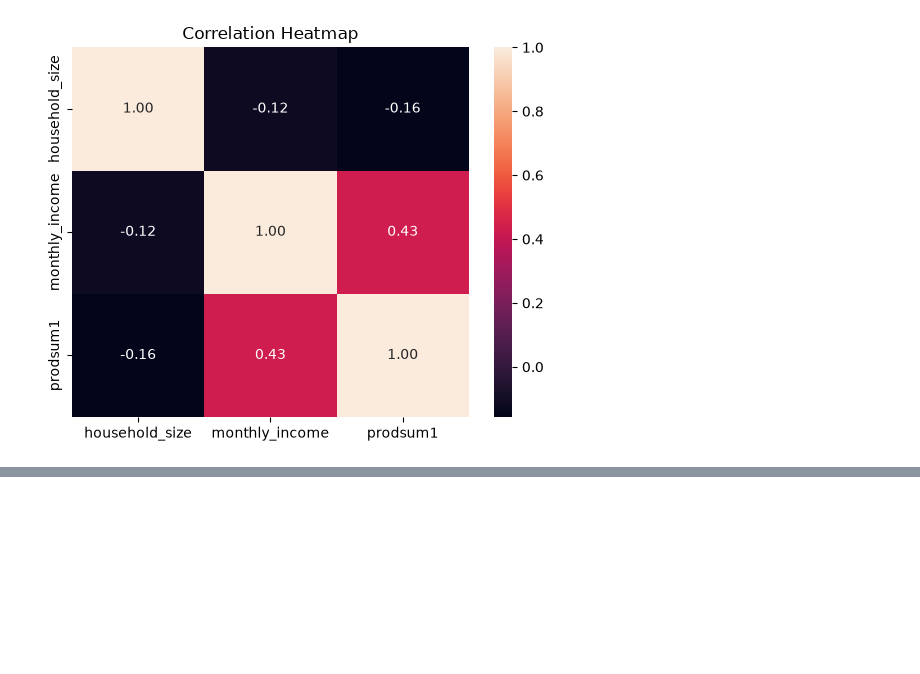
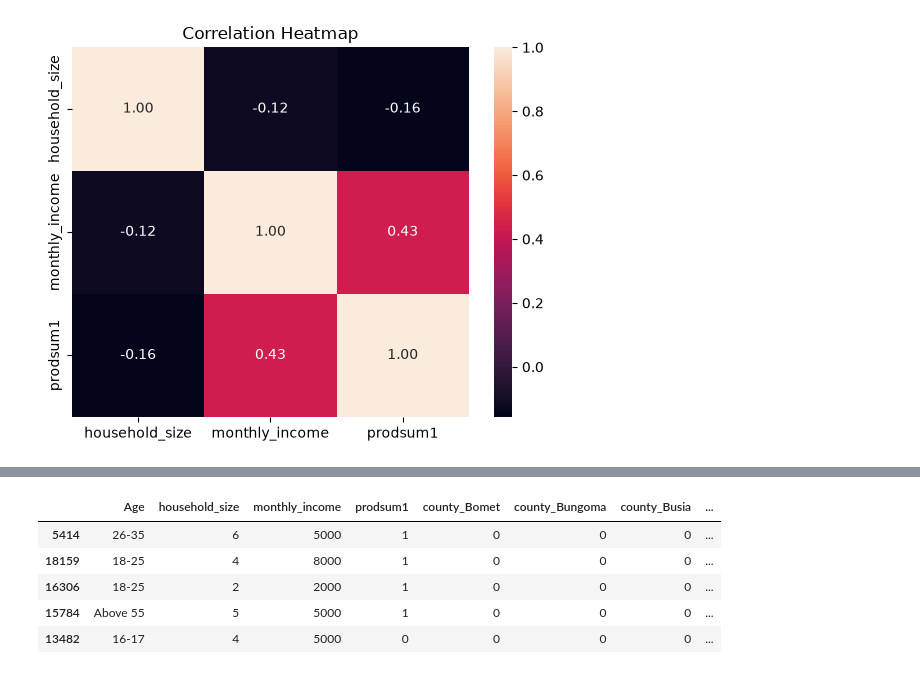
Before and after one commit to OleSuyaye/financial-status-prediction, a Jupyter notebook: notebook/finaccess.ipynb, the cells around one changed output, grey strips where cells are left out. Cells and saved outputs as stored; diff of their text form; code cells hidden in the pictures; blank space fills up the shorter version.

Commit message:
splitting, testing, encoding, and scaling

```diff
--- a/notebook/finaccess.ipynb
+++ b/notebook/finaccess.ipynb
@@ -580,0 +597,3 @@ plt.show()
+# %%
+X = financial_data.drop(columns= ["financial_status"])
+y = financial_data["financial_status"]
@@ -580,0 +606,2 @@ plt.show()
+# %%
+X_train, X_test, y_train, y_test = train_test_split(X,y, test_size= 0.3, random_state= 42, stratify=y )
@@ -580,0 +621,17 @@ plt.show()
+# %%
+cat_cols = X_train.select_dtypes(include = ["str", "object"]).columns.to_list()
+
+cat_cols.remove("Age")
+# %%
+# One Hot encoding categorical columns
+
+X_train = pd.get_dummies(X_train, columns= cat_cols, dtype="int", drop_first=True)
+# %%
+X_train.head()
+# %% [output]
+|  | Age | household_size | monthly_income | prodsum1 | county_Bomet | county_Bungoma | county_Busia | ... |
+| 5414 | 26-35 | 6 | 5000 | 1 | 0 | 0 | 0 | ... |
+| 18159 | 18-25 | 4 | 8000 | 1 | 0 | 0 | 0 | ... |
+| 16306 | 18-25 | 2 | 2000 | 1 | 0 | 0 | 0 | ... |
+| 15784 | Above 55 | 5 | 5000 | 1 | 0 | 0 | 0 | ... |
+| 13482 | 16-17 | 4 | 5000 | 0 | 0 | 0 | 0 | ... |
```
Also changed, not shown: parts of 16 cells of this notebook.
